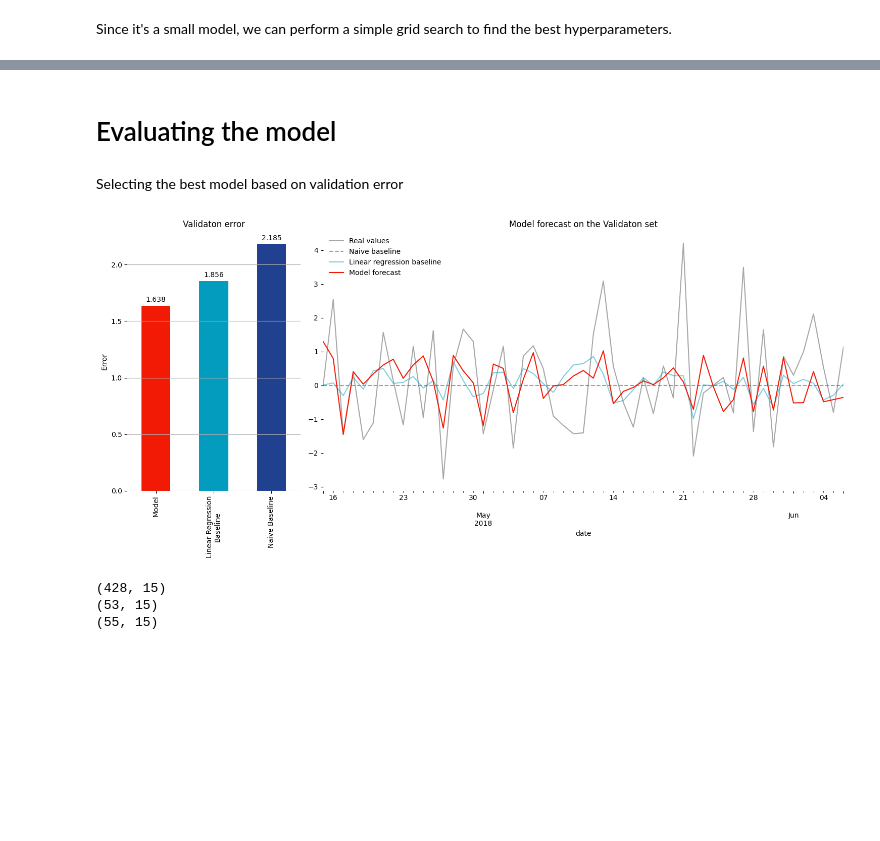
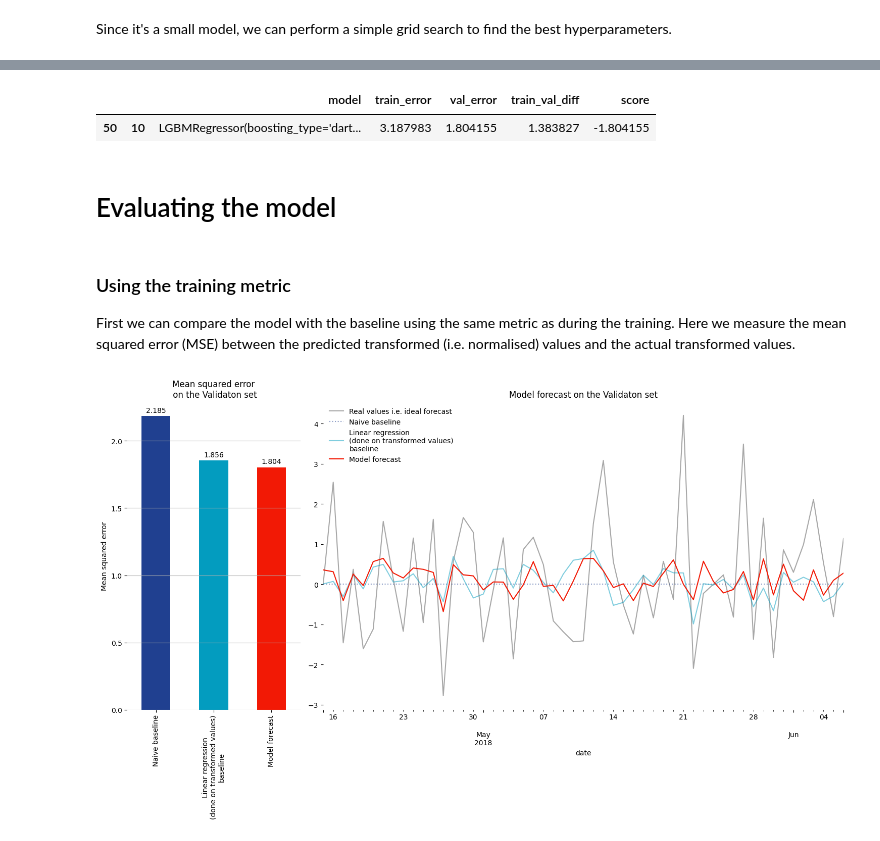
Before and after one commit to dip-scd/sales-forecasting, a Jupyter notebook: notebooks/2-forecasting.ipynb, the cells around one changed output, grey strips where cells are left out. Saved outputs shown, nothing was run; the diff lists cells and outputs as text; code cells hidden in the pictures; blank space fills up the shorter version.

Commit message:
Update model selection, model evaluation

```diff
--- a/notebooks/2-forecasting.ipynb
+++ b/notebooks/2-forecasting.ipynb
@@ -401,36 +388,36 @@ show_model_errors_grid(
+# %%
+df_grid_models = pd.DataFrame(dict_grid_models).T
+df_grid_models['train_val_diff'] = (df_grid_models['train_error'] - df_grid_models['val_error']).abs()
+df_grid_models['score'] =\
+    -(df_grid_models['val_error'])
+
+df_grid_models_filtered = df_grid_models[
+    df_grid_models['train_val_diff'] <= df_grid_models['train_val_diff'].quantile(0.5)
+]
+
+best_model_spec = df_grid_models_filtered[
+    df_grid_models_filtered['score'] == df_grid_models_filtered['score'].max()
+]
+
+best_model = best_model_spec['model'].iloc[0]
+best_model_spec
+# %% [output]
+|  |  | model | train_error | val_error | train_val_diff | score |
+| 50 | 10 | LGBMRegressor(boosting_type='dart... | 3.187983 | 1.804155 | 1.383827 | -1.804155 |
 # %% [markdown]
 # Evaluating the model
-# %% [markdown]
-Selecting the best model based on validation error
-# %%
-df_grid_models = pd.DataFrame(dict_grid_models).T
-df_grid_models['score'] =\
-    df_grid_models['val_error']*1. + df_grid_models['train_error']*0.
-
-best_model = df_grid_models[
-    df_grid_models['score'] == df_grid_models['score'].min()
-].iloc[0]['model']
-
-df_grid_models = pd.DataFrame(dict_grid_models).T
-df_grid_models['score'] =\
-    df_grid_models['val_error']*1. + df_grid_models['train_error']*0.
-
-best_model = df_grid_models[
-    df_grid_models['score'] == df_grid_models['score'].min()
-].iloc[0]['model']
+# %% [markdown]
+### Using the training metric
+
+First we can compare the model with the baseline using the same metric as during the training.
+Here we measure the mean squared error (MSE) between the predicted transformed (i.e. normalised) values and the actual transformed values.
 # %%
-from src.visualization.plots import show_forecast_errors_and_predictions
+from src.visualization.plots import show_forecast_errors_and_predictions_transform_reversed,\
+show_forecast_errors_and_predictions
 
-show_forecast_errors_and_predictions(df_val, best_model, 'Validaton')
+show_forecast_errors_and_predictions(
+    df_val, best_model,
+    (sklearn.metrics.mean_squared_error, 'Mean squared error'),
+    'Validaton')
 # %% [output]
-[figure, old version]
+[figure, new version]
-# %%
-df_train_original, df_val_original, df_test_original = split_data_train_val_test(
-    df_data_original, validation_ratio, test_ratio)
-
-for df in [df_train_original, df_val_original, df_test_original]:
-    print(df.shape)
-# %% [output]
-(428, 15)
-(53, 15)
-(55, 15)
```
Also changed, not shown: parts of 17 cells of this notebook, 2 other files.
